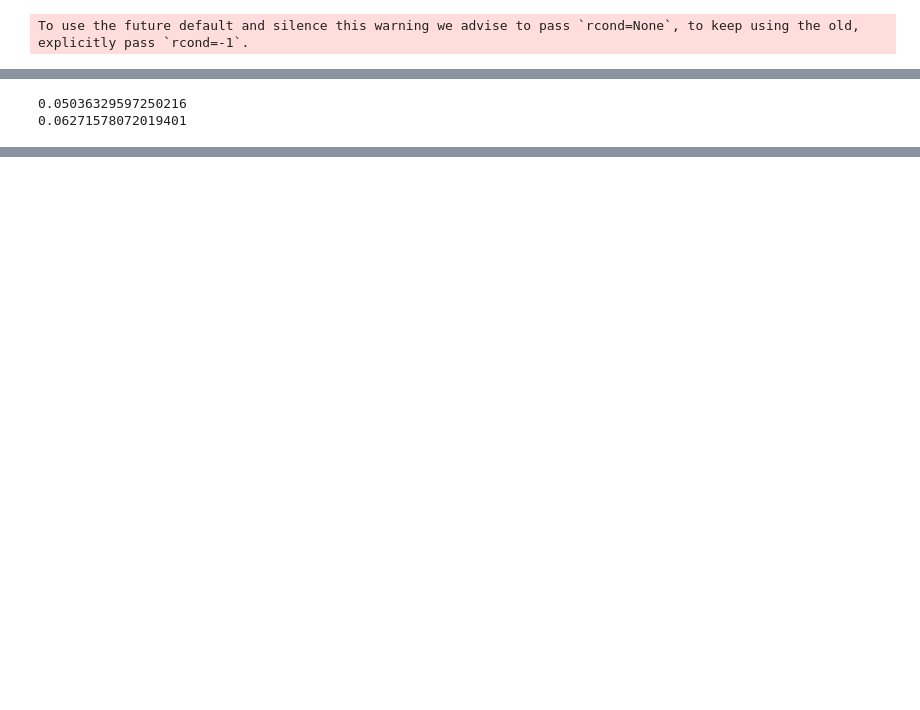
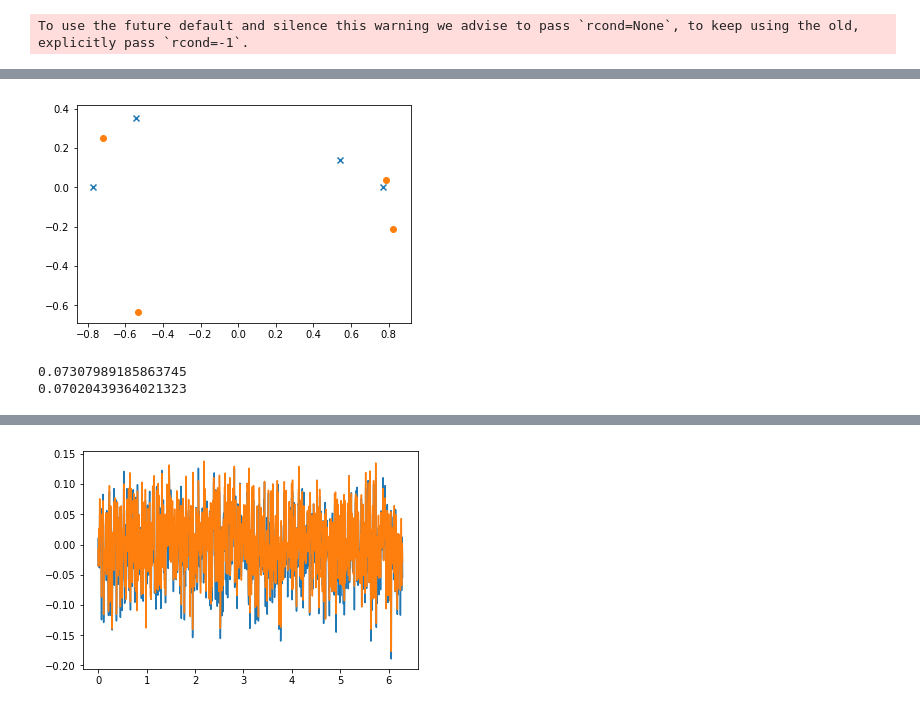
Before and after one commit to haddoc/mrir, a Jupyter notebook: notebooks/correct_fid.ipynb, the cells around one changed output, grey strips where cells are left out. Saved outputs shown, nothing was run; the diff lists cells and outputs as text; code cells hidden in the pictures; blank space fills up the shorter version.

```diff
--- a/notebooks/correct_fid.ipynb
+++ b/notebooks/correct_fid.ipynb
@@ -67,7 +89,7 @@ plt.show()
 # Testing the coefficient fitting
 tt = np.linspace(0, 2*np.pi, 1000)
 s = np.exp(1j * 10 * tt)
-c = np.array([0.1*np.exp(1j*np.pi*0), 0.1*np.exp(1j*np.pi*0), 0.1*np.exp(1j*np.pi*0), 1*np.exp(1j*np.pi*0)])
+c = np.array([0.1*np.exp(1j*np.pi*0), 0.2*np.exp(1j*np.pi*1/4), 0.5*np.exp(1j*np.pi*1), 0.5*np.exp(1j*np.pi*3/4)])
 c = c[:, np.newaxis].T
 r = c.T * s
 s += 0.1 * np.random.random(s.shape)
@@ -98,2 +118,3 @@ To use the future default and silence this warning we advise to pass `rcond=None
+[figure, added]
-0.05036329597250216
-0.06271578072019401
+0.07307989185863745
+0.07020439364021323
@@ -101,0 +121 @@ To use the future default and silence this warning we advise to pass `rcond=None
+[figure, added]
```
Also changed, not shown: parts of 9 cells of this notebook.
